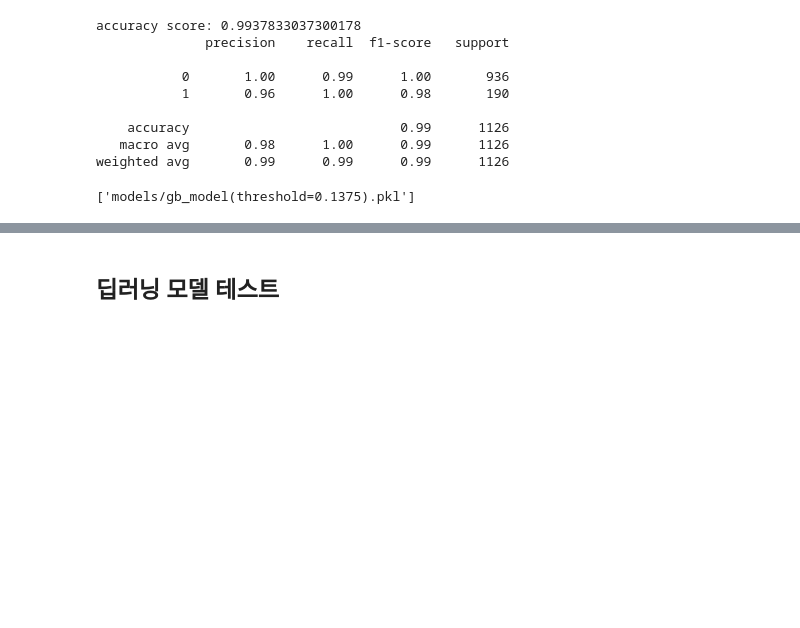
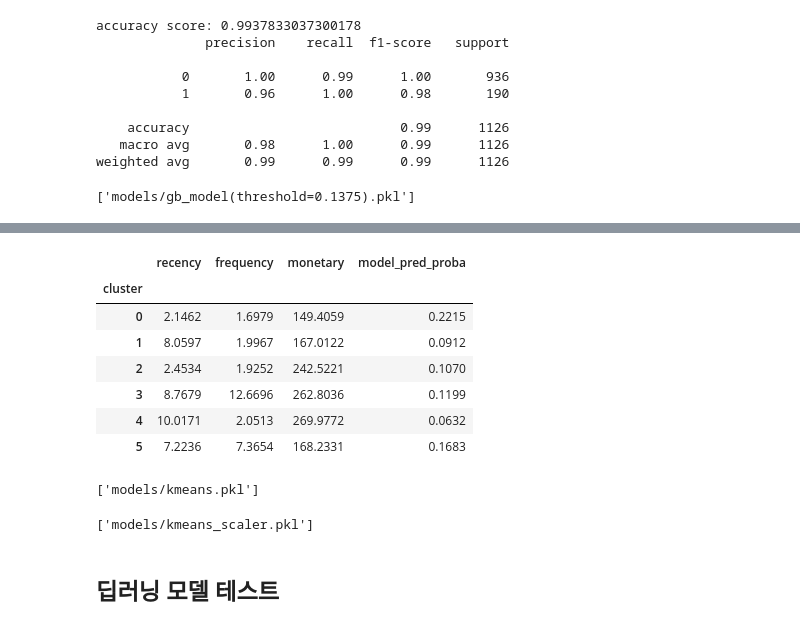
Before and after one commit to 0jihwan/SKN14-2nd-3Team, a Jupyter notebook: JeongMinYoung/model_train_list.ipynb, the cells around one changed output, grey strips where cells are left out. Cells and saved outputs as stored; diff of their text form; code cells hidden in the pictures; blank space fills up the shorter version.

```diff
--- a/JeongMinYoung/model_train_list.ipynb
+++ b/JeongMinYoung/model_train_list.ipynb
@@ -921,0 +950,9 @@ joblib.dump(gb_clf, 'models/gb_model(threshold=0.1375).pkl')
+# %%
+rfm_df = df[['DaySinceLastOrder', 'OrderCount', 'CashbackAmount']].copy()
+
+rfm_df.columns = ['recency', 'frequency', 'monetary']
+
+scaler1 = StandardScaler()
+rfm_scaled = scaler1.fit_transform(rfm_df)
+
+rfm_scaled
@@ -922,3 +967,33 @@ joblib.dump(gb_clf, 'models/gb_model(threshold=0.1375).pkl')
+# %%
+from sklearn.cluster import KMeans
+
+kmeans = KMeans(n_clusters=6, random_state=42)
+
+kmeans.fit(rfm_scaled)
+
+
+rfm_df['cluster'] = kmeans.predict(rfm_scaled)
+
+rfm_df['model_pred_proba'] = X2['model pred proba']
+
+rfm_df.groupby('cluster')[['recency','frequency','monetary', 'model_pred_proba']].mean().round(4)
+# %% [output]
+|  | recency | frequency | monetary | model_pred_proba |
+| cluster |  |  |  |  |
+| 0 | 2.1462 | 1.6979 | 149.4059 | 0.2215 |
+| 1 | 8.0597 | 1.9967 | 167.0122 | 0.0912 |
+| 2 | 2.4534 | 1.9252 | 242.5221 | 0.1070 |
+| 3 | 8.7679 | 12.6696 | 262.8036 | 0.1199 |
+| 4 | 10.0171 | 2.0513 | 269.9772 | 0.0632 |
+| 5 | 7.2236 | 7.3654 | 168.2331 | 0.1683 |
+# %%
+joblib.dump(kmeans, 'models/kmeans.pkl')
+# %% [output]
+['models/kmeans.pkl']
+# %%
+joblib.dump(scaler1, 'models/kmeans_scaler.pkl')
+# %% [output]
+['models/kmeans_scaler.pkl']
 # %% [markdown]
 ## 딥러닝 모델 테스트
 # %%
```
Also changed, not shown: parts of 3 cells of this notebook, 6 other files.
